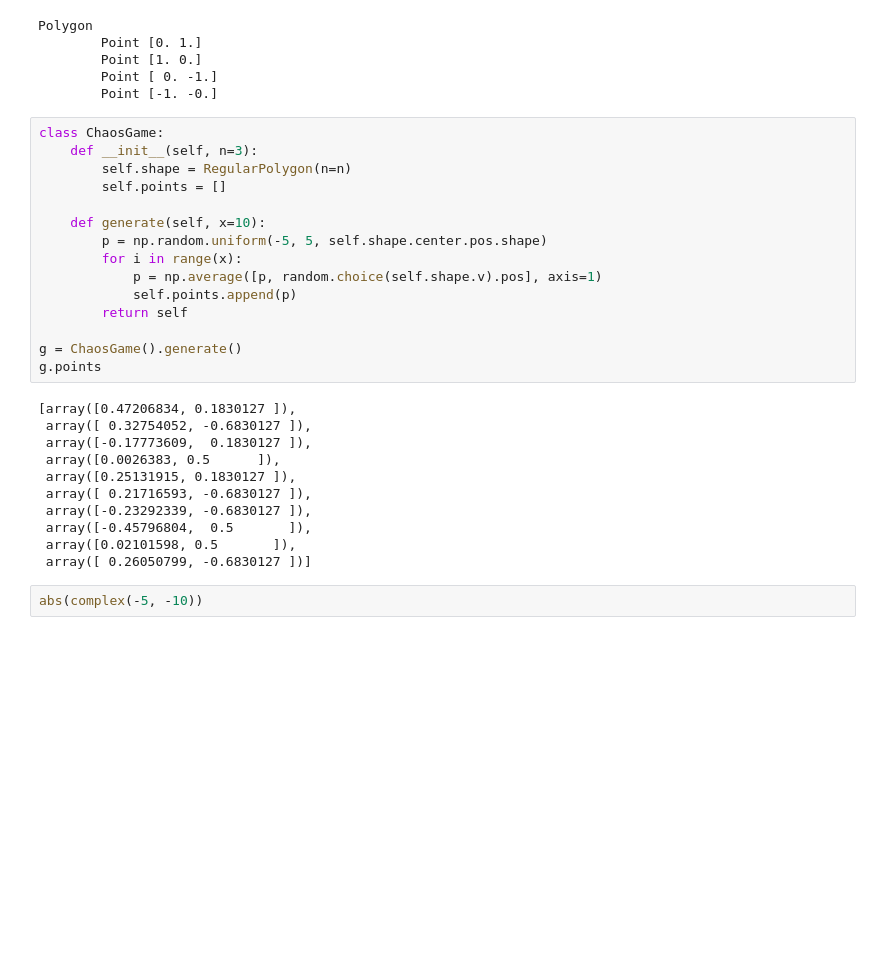
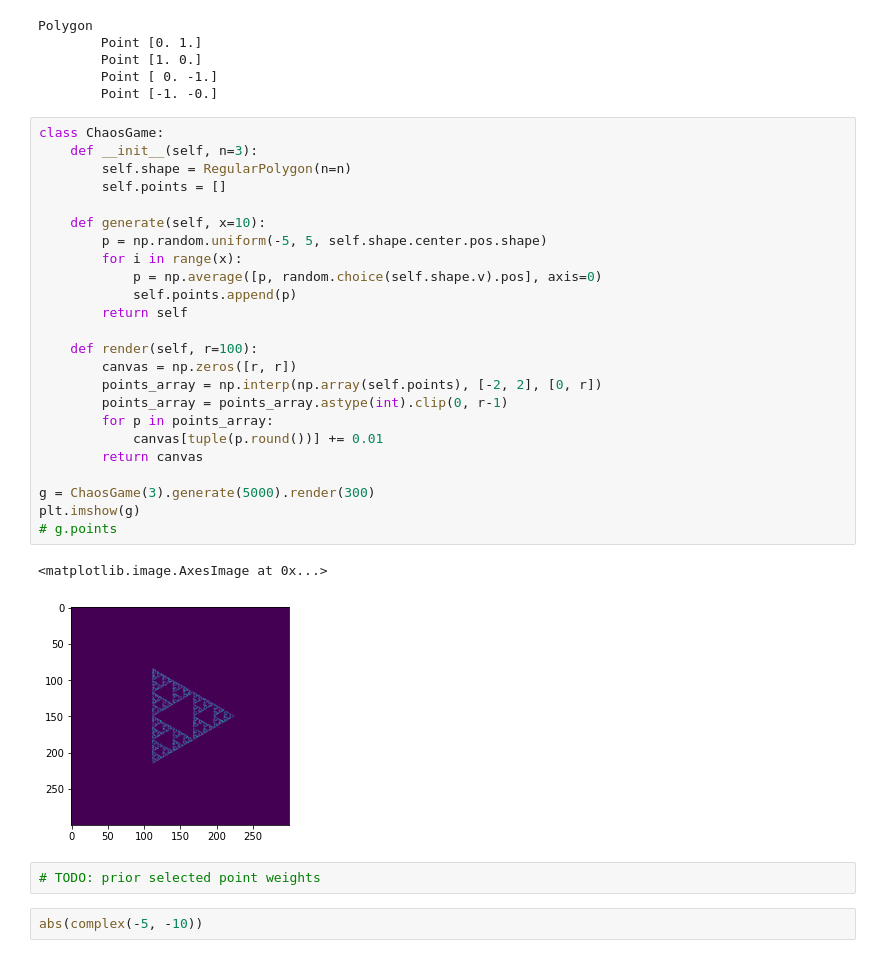
Before and after one commit to generic-github-user/fractals, a Jupyter notebook: fractals.ipynb, the cells around one changed output. Cells and saved outputs as stored; diff of their text form; blank space fills up the shorter version.

Commit message:
add render method

```diff
--- a/fractals.ipynb
+++ b/fractals.ipynb
@@ -108,29 +108,32 @@ Polygon
 # %%
 class ChaosGame:
     def __init__(self, n=3):
         self.shape = RegularPolygon(n=n)
         self.points = []
 
     def generate(self, x=10):
         p = np.random.uniform(-5, 5, self.shape.center.pos.shape)
         for i in range(x):
-            p = np.average([p, random.choice(self.shape.v).pos], axis=1)
+            p = np.average([p, random.choice(self.shape.v).pos], axis=0)
             self.points.append(p)
         return self
 
-g = ChaosGame().generate()
-g.points
+    def render(self, r=100):
+        canvas = np.zeros([r, r])
+        points_array = np.interp(np.array(self.points), [-2, 2], [0, r])
+        points_array = points_array.astype(int).clip(0, r-1)
+        for p in points_array:
+            canvas[tuple(p.round())] += 0.01
+        return canvas
+
+g = ChaosGame(3).generate(5000).render(300)
+plt.imshow(g)
+# g.points
 # %% [output]
-[array([0.47206834, 0.1830127 ]),
- array([ 0.32754052, -0.6830127 ]),
- array([-0.17773609,  0.1830127 ]),
- array([0.0026383, 0.5      ]),
- array([0.25131915, 0.1830127 ]),
- array([ 0.21716593, -0.6830127 ]),
- array([-0.23292339, -0.6830127 ]),
- array([-0.45796804,  0.5       ]),
- array([0.02101598, 0.5       ]),
- array([ 0.26050799, -0.6830127 ])]
+<matplotlib.image.AxesImage at 0x...>
+[figure, added]
+# %%
+# TODO: prior selected point weights
 # %%
 abs(complex(-5, -10))
 # %% [output]
```
